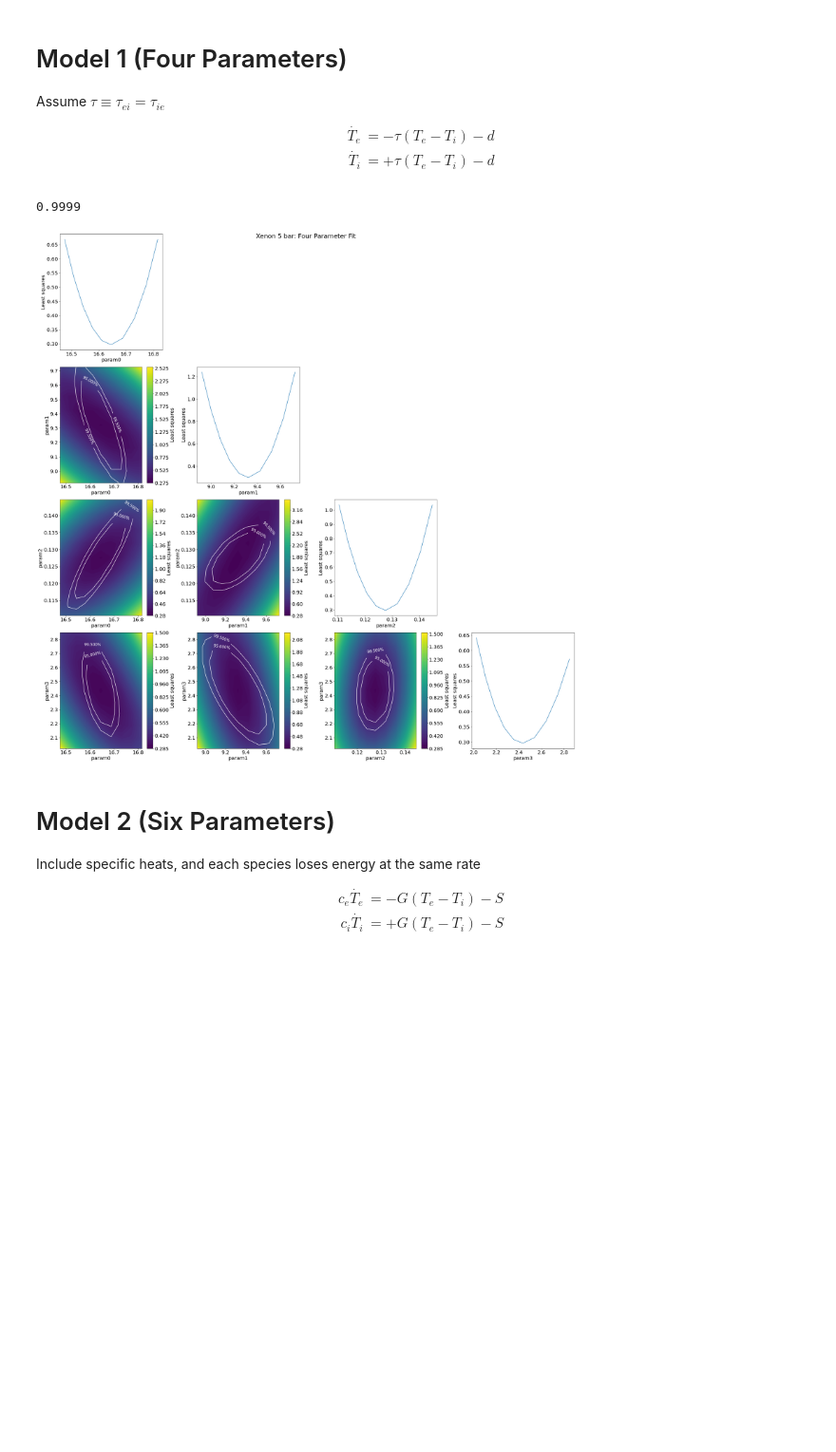
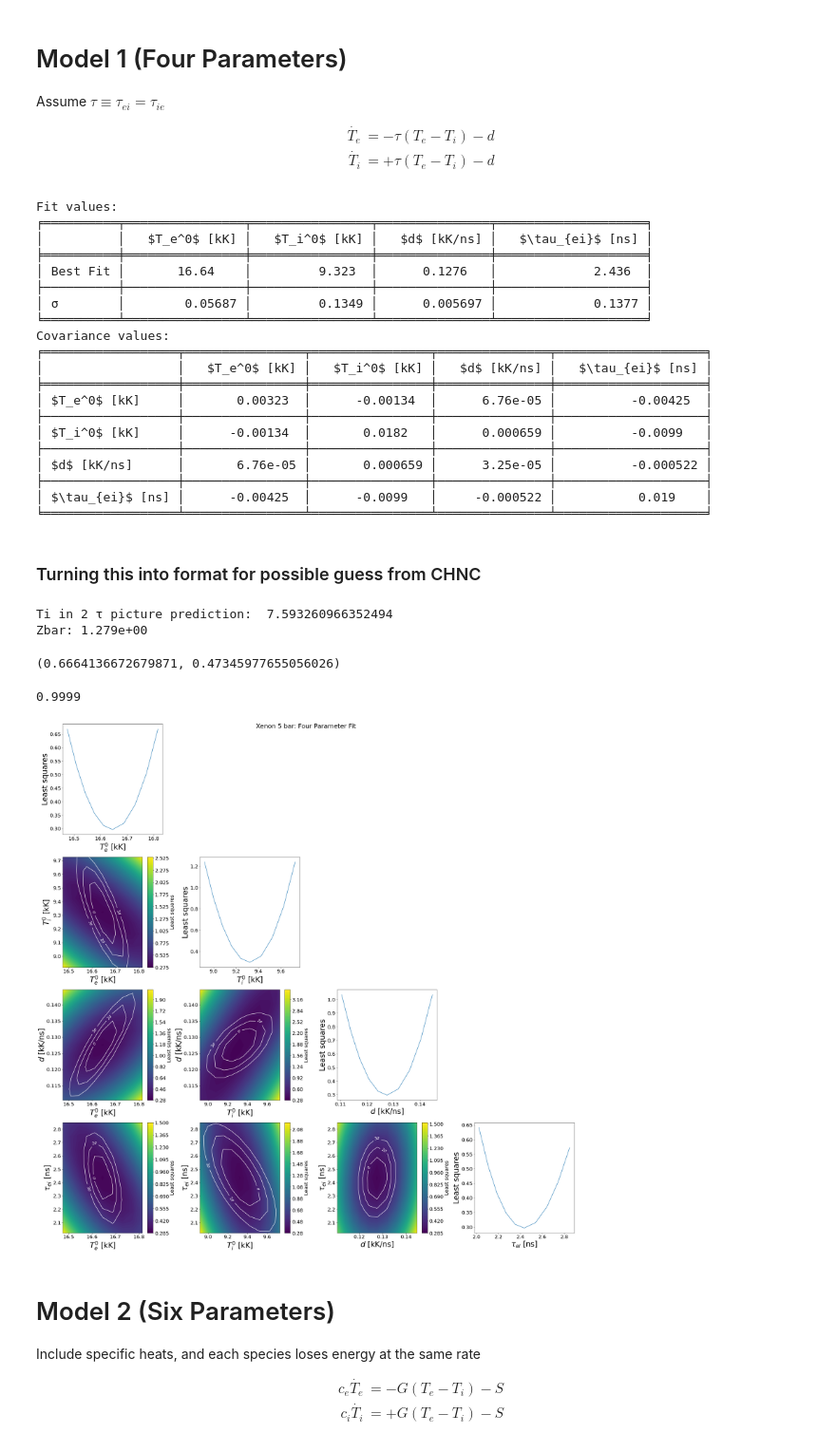
Before and after one commit to MurilloGroupMSU/Two-Temperature-Model, a Jupyter notebook: Fitting_to_Experiment.ipynb, the cells around one changed output. Shown at 95% size. Cells and saved outputs as stored; diff of their text form; code cells hidden in the pictures; blank space fills up the shorter version.

Commit message:
Added nice fitting class to get sense for how analytic parameters coupled compared to data.

```diff
--- a/Fitting_to_Experiment.ipynb
+++ b/Fitting_to_Experiment.ipynb
@@ -305,8 +186,51 @@ def T_model_1(t, Te_0, Ti_0, d, τei):
     ΣT0 = (Te_0+Ti_0)
     return ΣT0/2 - d*t + ΔT0/2*np.exp(-2*t/τei)
 
-analysis = FitAnalysis(Xe_data, T_model_1)
-analysis.plot_all_slices()
+model1 = FitAnalysis(Xe_data, T_model_1, param_names = [r"$T_e^0$ [kK]", r"$T_i^0$ [kK]", r"$d$ [kK/ns]",r"$\tau_{ei}$ [ns]"])
 # %% [output]
-0.9999
+Fit values:
+╒══════════╤════════════════╤════════════════╤═══════════════╤════════════════════╕
+│          │   $T_e^0$ [kK] │   $T_i^0$ [kK] │   $d$ [kK/ns] │   $\tau_{ei}$ [ns] │
+╞══════════╪════════════════╪════════════════╪═══════════════╪════════════════════╡
+│ Best Fit │       16.64    │         9.323  │      0.1276   │             2.436  │
+├──────────┼────────────────┼────────────────┼───────────────┼────────────────────┤
+│ σ        │        0.05687 │         0.1349 │      0.005697 │             0.1377 │
+╘══════════╧════════════════╧════════════════╧═══════════════╧════════════════════╛
+Covariance values:
+╒══════════════════╤════════════════╤════════════════╤═══════════════╤════════════════════╕
+│                  │   $T_e^0$ [kK] │   $T_i^0$ [kK] │   $d$ [kK/ns] │   $\tau_{ei}$ [ns] │
+╞══════════════════╪════════════════╪════════════════╪═══════════════╪════════════════════╡
+│ $T_e^0$ [kK]     │       0.00323  │      -0.00134  │      6.76e-05 │          -0.00425  │
+├──────────────────┼────────────────┼────────────────┼───────────────┼────────────────────┤
+│ $T_i^0$ [kK]     │      -0.00134  │       0.0182   │      0.000659 │          -0.0099   │
+├──────────────────┼────────────────┼────────────────┼───────────────┼────────────────────┤
+│ $d$ [kK/ns]      │       6.76e-05 │       0.000659 │      3.25e-05 │          -0.000522 │
+├──────────────────┼────────────────┼────────────────┼───────────────┼────────────────────┤
+│ $\tau_{ei}$ [ns] │      -0.00425  │      -0.0099   │     -0.000522 │           0.019    │
+╘══════════════════╧════════════════╧════════════════╧═══════════════╧════════════════════╛
-[figure, removed]
+# %% [markdown]
+### Turning this into format for possible guess from CHNC
+# %%
+# Model 2 guess for Ti_0
+ce_over_ci = 1.594/1.363
+ce_over_ci = 1.592/1.369
+ce_over_ci = 2.085/1.397
+ce_over_ci = 2.076/1.410
+
+Ti_2τmodel = model1.fit_vals[0]/2 * (1-ce_over_ci ) + model1.fit_vals[1]/2 * (1+ce_over_ci)
+print("Ti in 2 τ picture prediction: ", Ti_2τmodel)
+Z, A = 54, 131
+n_i, Te = 6e26, model1.fit_vals[0]*1e3
+Zbar = JT_GMS.Thomas_Fermi_Zbar(Z, n_i, Te)
+print("Zbar: {0:.3e}".format(Zbar))
+n_e = n_i*Zbar
+m_i = m_p*A
+G_SMT = SMT.ei_coupling_factor(n_e, n_i, m_i, Zbar, Te, Ti_2τmodel*1e3)
+G_JT  = JT_GMS.ei_coupling_factor(n_e, n_i, m_i, Zbar, Te, Ti_2τmodel*1e3)
+τ_SMT = 1/G_SMT *2/(1/1.410e4 + 1/2.076e4) *1e9
+τ_JT = 1/G_JT *2/(1/1.410e4 + 1/2.076e4) *1e9
+τ_SMT, τ_JT
+# %% [output]
+Ti in 2 τ picture prediction:  7.593260966352494
+Zbar: 1.279e+00
+(0.6664136672679871, 0.47345977655056026)
@@ -313,3 +239,9 @@ analysis.plot_all_slices()
+# %%
+model1.make_least_squares_grid(N=10)
+model1.plot_all_slices()
+# %% [output]
+0.9999
+[figure, added]
 # %% [markdown]
 # Model 2 (Six Parameters)
 Include specific heats, and each species loses energy at the same rate
```
Also changed, not shown: parts of 15 cells of this notebook.
